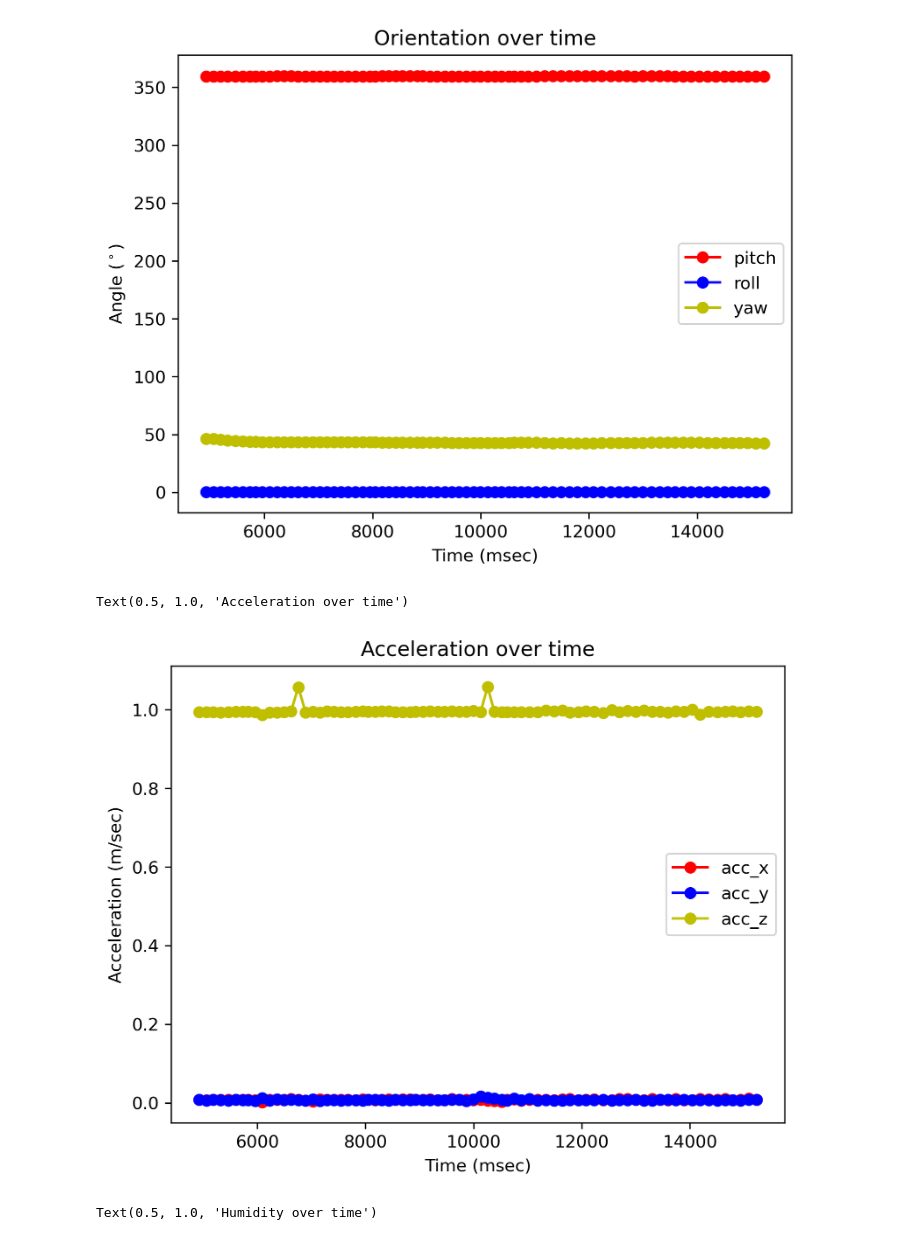
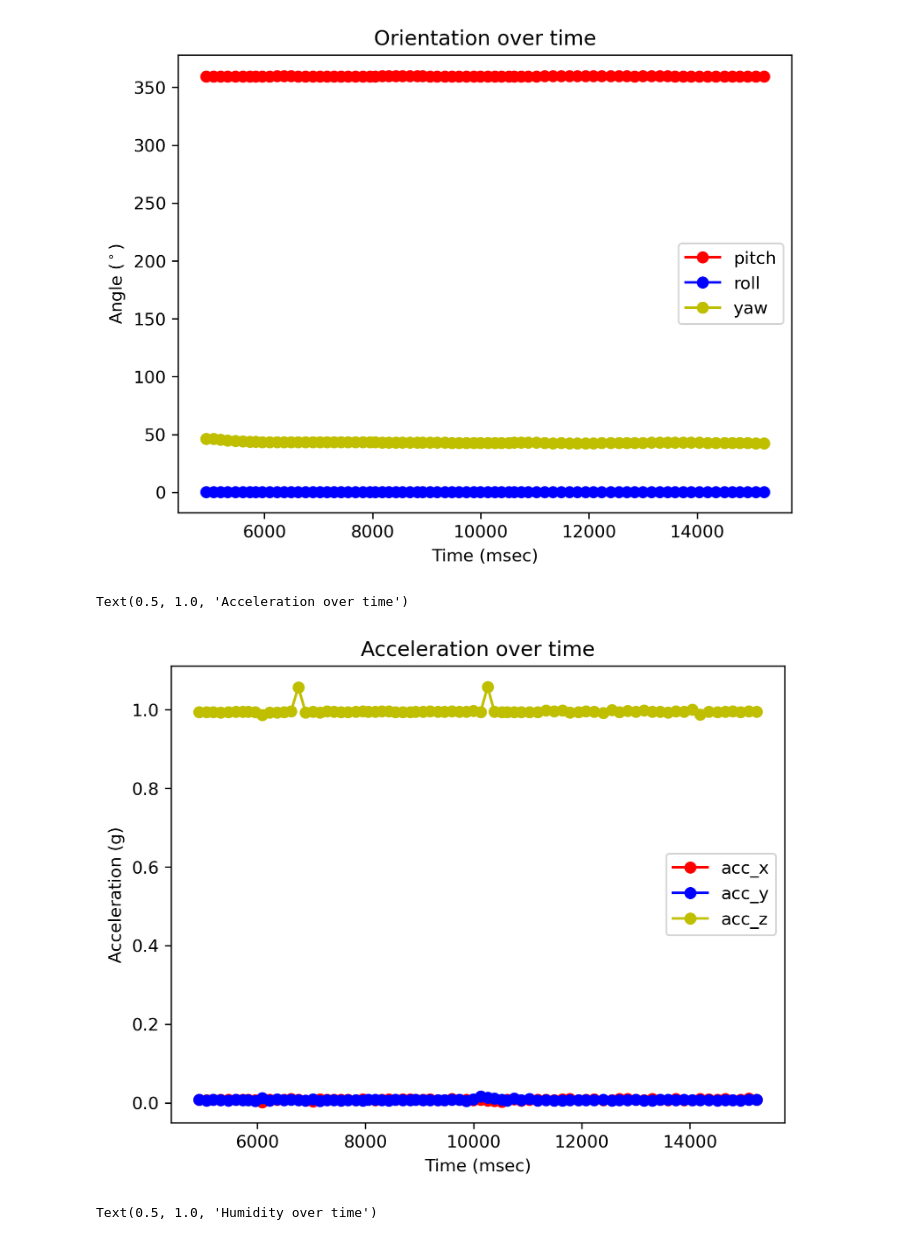
Before and after one commit to ProfOak7/Robotics, a Jupyter notebook: SenseHatTest.ipynb, the cells around one changed output. Cells and saved outputs as stored; diff of their text form; code cells hidden in the pictures.

```diff
--- a/SenseHatTest.ipynb
+++ b/SenseHatTest.ipynb
@@ -131,14 +131,14 @@ Text(0.5, 1.0, 'Orientation over time')
 # %%
 fig, ax = plt.subplots()
 df2.plot.line(ax = ax, y = 'acc_x',color = 'r', marker = 'o')
 df2.plot.line(ax = ax, y = 'acc_y',color = 'b', marker = 'o')
 df2.plot.line(ax = ax, y = 'acc_z',color = 'y', marker = 'o')
 ax.set_xlabel("Time (msec)")
-ax.set_ylabel("Acceleration (m/sec)")
+ax.set_ylabel("Acceleration (g)")
 plt.title('Acceleration over time')
 # %% [output]
 Text(0.5, 1.0, 'Acceleration over time')
-[figure, old version]
+[figure, new version]
 # %%
 fig, ax = plt.subplots()
 df2.plot.line(ax = ax, y = 'hum',color = 'r', marker = 'o')
```
